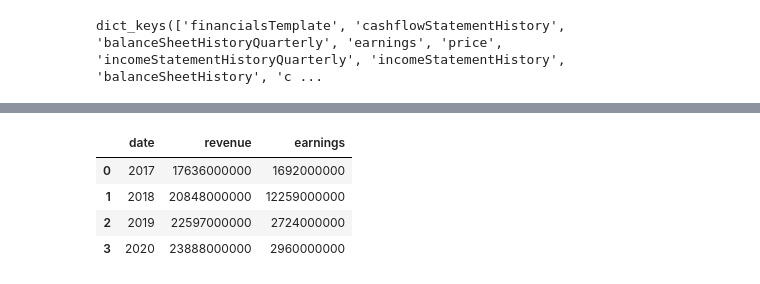
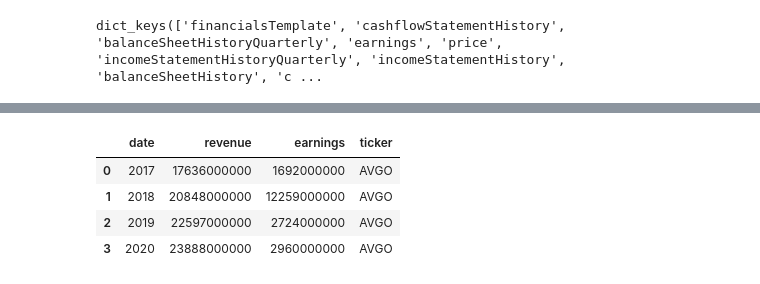
Before and after one commit to rochiecuevas/stocks, a Jupyter notebook: Stocks.ipynb, the cells around one changed output, grey strips where cells are left out. Saved outputs shown, nothing was run; the diff lists cells and outputs as text; code cells hidden in the pictures.

Commit message:
started calculating revenue forecasts

```diff
--- a/Stocks.ipynb
+++ b/Stocks.ipynb
@@ -140,6 +142,7 @@ def earnings_df(ticker):
 
     # Convert list of dictionaries to pandas dataframe
     df = pd.DataFrame(earnings)
+    df["ticker"] = ticker
     return df
 # %%
 def income_df(ticker):
@@ -209,9 +220,10 @@ cashflow_df("AVGO")
 # %%
-earnings_df("AVGO")
+earnings_df = earnings_df("AVGO")
+earnings_df
 # %% [output]
-|  | date | revenue | earnings |
-| 0 | 2017 | 17636000000 | 1692000000 |
-| 1 | 2018 | 20848000000 | 12259000000 |
-| 2 | 2019 | 22597000000 | 2724000000 |
-| 3 | 2020 | 23888000000 | 2960000000 |
+|  | date | revenue | earnings | ticker |
+| 0 | 2017 | 17636000000 | 1692000000 | AVGO |
+| 1 | 2018 | 20848000000 | 12259000000 | AVGO |
+| 2 | 2019 | 22597000000 | 2724000000 | AVGO |
+| 3 | 2020 | 23888000000 | 2960000000 | AVGO |
 # %%
```
Also changed, not shown: parts of 10 cells of this notebook.
